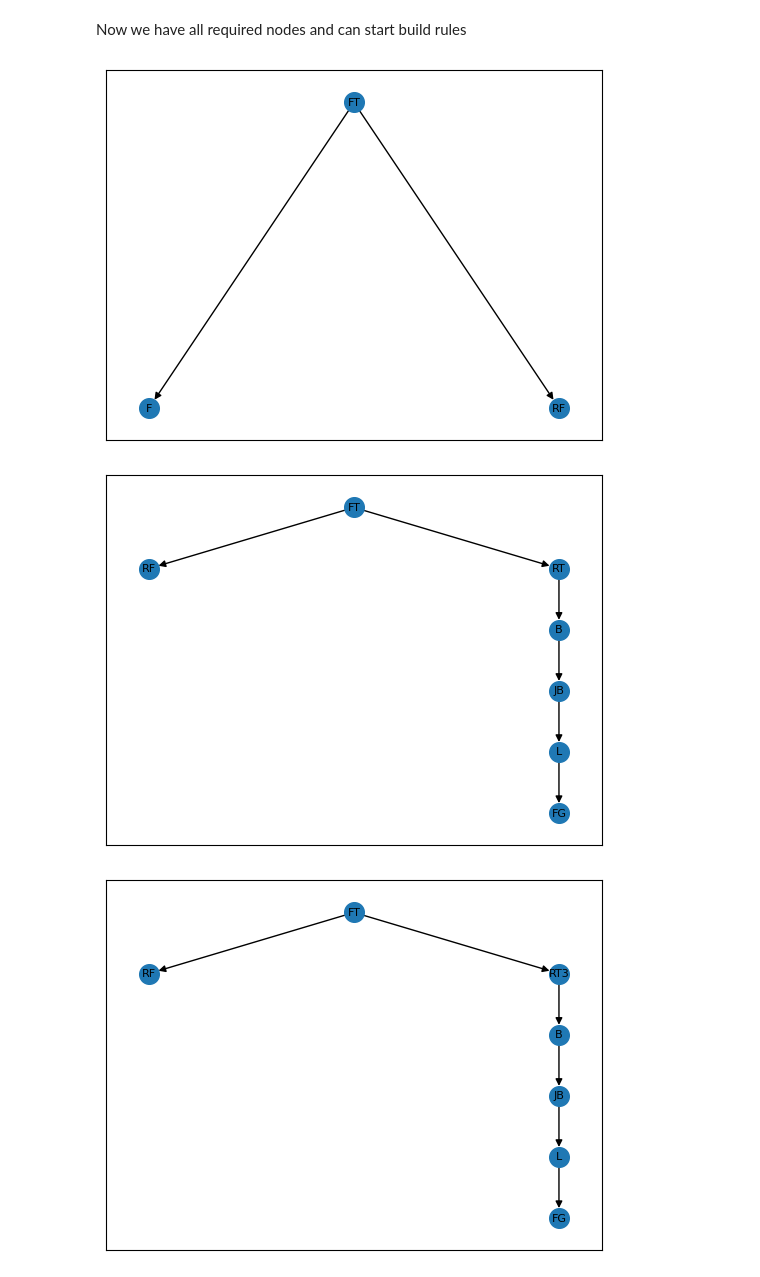
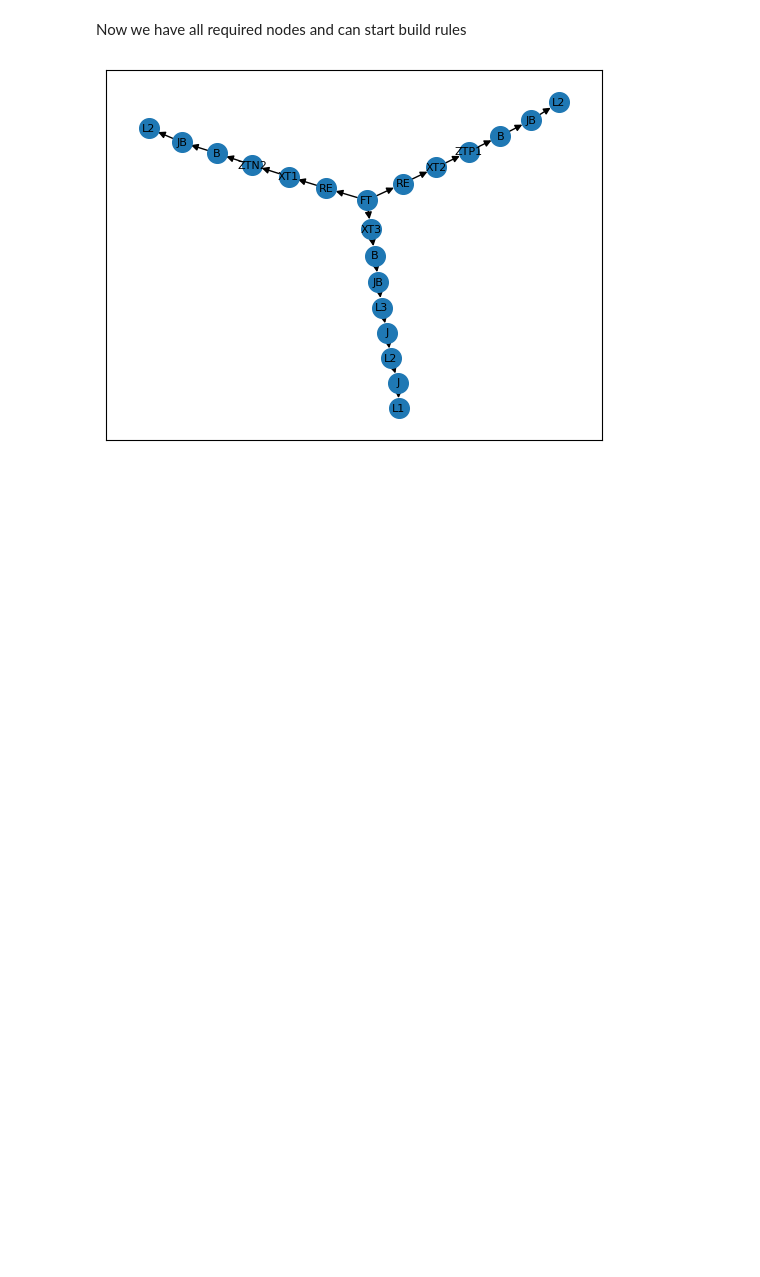
Before and after one commit to aimclub/rostok, a Jupyter notebook: tests_jupyter/robotic_rules_tutorial.ipynb, the cells around one changed output. Cells and saved outputs as stored; diff of their text form; code cells hidden in the pictures; blank space fills up the shorter version.

```diff
--- a/tests_jupyter/robotic_rules_tutorial.ipynb
+++ b/tests_jupyter/robotic_rules_tutorial.ipynb
@@ -175,20 +222,18 @@ rule_vocab.create_rule("Remove_FG", ["FG"], [], 0, 0, [])
 # %%
 from rostok.graph_grammar.node import GraphGrammar
 from rostok.graph_grammar.graph_utils import plot_graph
 graph = GraphGrammar()
 rules = ["Init",
-    "AddFinger", "Terminal_Radial_Translate3",  "Phalanx", "Phalanx", "Remove_FG",
-    "Terminal_Link3", "Terminal_Link2", "Terminal_Link2",
-    "AddFinger_R", "Terminal_Radial_Translate1",  "Remove_FG", "Terminal_Link2",
+    "AddFinger", "Terminal_X_Translate3",   "Phalanx", "Phalanx", "Remove_FG",
+    "Terminal_Link3", "Terminal_Link2", "Terminal_Link1",
+    "AddFinger_RP", "Terminal_X_Translate2", "Terminal_ZP_Translate1" ,"Remove_FG", "Terminal_Link2",
+    "AddFinger_RN", "Terminal_X_Translate1", "Terminal_ZN_Translate2" ,"Remove_FG", "Terminal_Link2",
 ]
 
 for rule in rules:
     graph.apply_rule(rule_vocab.get_rule(rule))
-    plot_graph(graph)
 
 
 plot_graph(graph)
 # %% [output]
-[figure, old version]
+[figure, new version]
-[figure, removed]
-[figure, removed]
```
Also changed, not shown: parts of 11 cells of this notebook, 2 other files.
